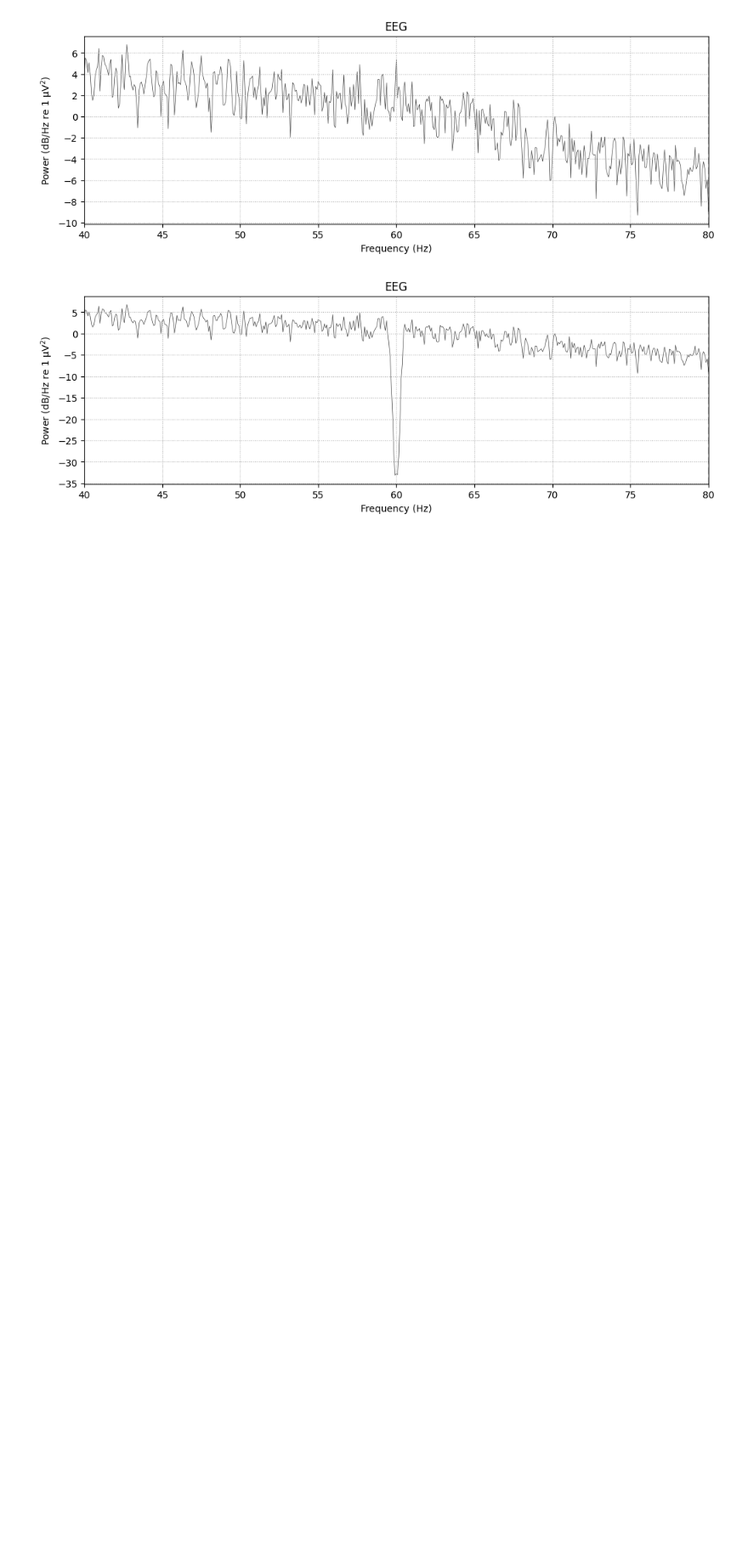
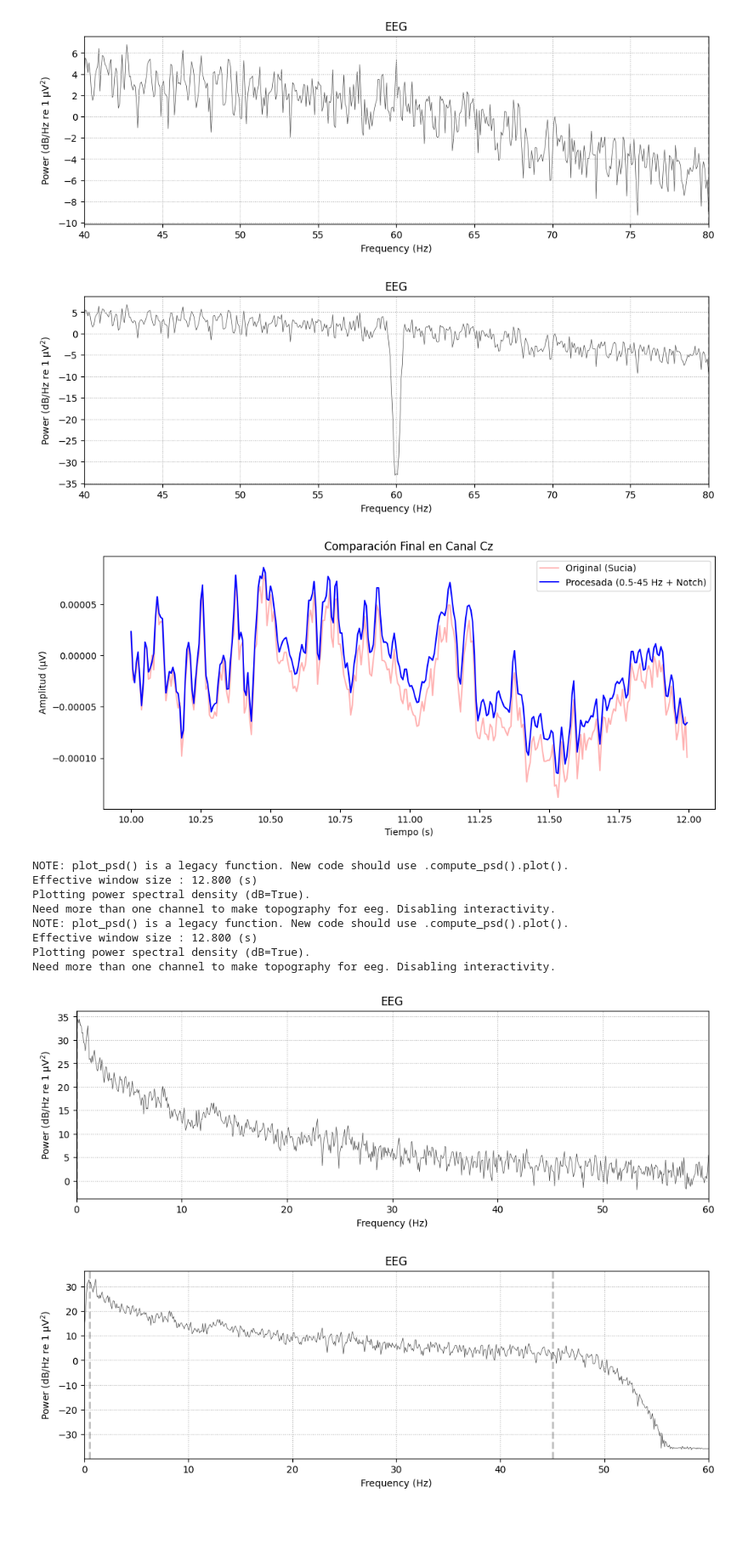
Before and after one commit to KarenAgudelo769/Proyecto_biosenales, a Jupyter notebook: codigo.ipynb, the cells around one changed output. Shown at 85% size. Saved outputs shown, nothing was run; the diff lists cells and outputs as text; code cells hidden in the pictures; blank space fills up the shorter version.

Commit message:
prueba filtro de 0-45hz

```diff
--- a/codigo.ipynb
+++ b/codigo.ipynb
@@ -93,7 +93,7 @@ canal = 'Cz'
 canal_idx = raw.ch_names.index(canal)
 start, stop = raw.time_as_index([10, 12])  # Del segundo 10 al 12
 
-tiempos = raw.times[start:stop]
+tiempos = raw.times[start:stop]x    x
 señal_original = raw.get_data()[canal_idx, start:stop]
 señal_con_notch = raw_notch.get_data()[canal_idx, start:stop]
 
@@ -144,6 +144,44 @@ Need more than one channel to make topography for eeg. Disabling interactivity.
 [figure]
 [figure]
 [figure]
+# %%
+# BLOQUE DE FILTRADO PASA-BANDA (0.5 - 45 Hz)
+# Definimos los límites
+f_min = 0.5
+f_max = 45.0
+
+# Aplicamos el filtro sobre la señal que ya no tiene los 60Hz
+raw_final = raw_notch.copy().filter(l_freq=f_min, h_freq=f_max, method='fir', verbose=False)
+
+# Extraer datos para comparar el resultado final
+señal_final = raw_final.get_data()[canal_idx, start:stop]
+
+# --- GRAFICAR EL RESULTADO GLOBAL ---
+plt.figure(figsize=(12, 5))
+plt.plot(tiempos, señal_original, color='red', alpha=0.3, label='Original (Sucia)')
+plt.plot(tiempos, señal_final, color='blue', label='Procesada (0.5-45 Hz + Notch)')
+plt.title(f"Comparación Final en Canal {canal}")
+plt.xlabel("Tiempo (s)")
+plt.ylabel("Amplitud (µV)")
+plt.legend()
+plt.show()
+
+
+raw.plot_psd(fmin=0, fmax=60, picks=[canal])
+raw_final.plot_psd(fmin=0, fmax=60, picks=[canal])
+plt.show()
+# %% [output]
+[figure, added]
+NOTE: plot_psd() is a legacy function. New code should use .compute_psd().plot().
+Effective window size : 12.800 (s)
+Plotting power spectral density (dB=True).
+Need more than one channel to make topography for eeg. Disabling interactivity.
+NOTE: plot_psd() is a legacy function. New code should use .compute_psd().plot().
+Effective window size : 12.800 (s)
+Plotting power spectral density (dB=True).
+Need more than one channel to make topography for eeg. Disabling interactivity.
+[figure, added]
+[figure, added]
 # %% [markdown]
 <h4 style="color: white";><strong>Bibliografía </strong> </h4>
 # %% [markdown]
```
